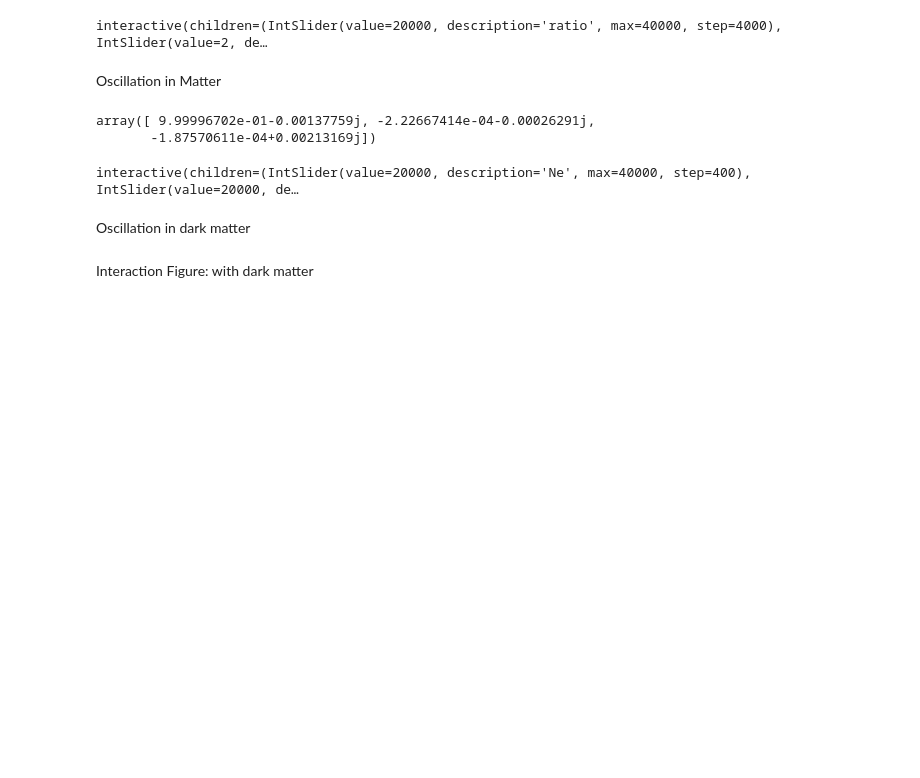
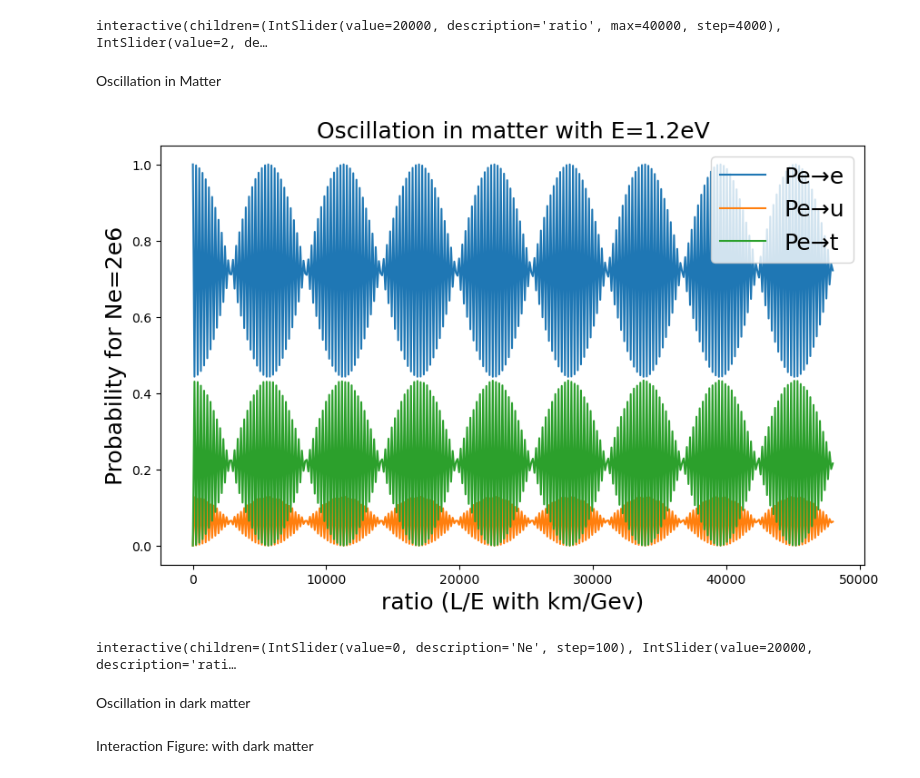
Before and after one commit to xiangjun-tan/NeutrinoOscillation, a Jupyter notebook: Neutrino Oscillation.ipynb, the cells around one changed output. Cells and saved outputs as stored; diff of their text form; code cells hidden in the pictures; blank space fills up the shorter version.

```diff
--- a/Neutrino Oscillation.ipynb
+++ b/Neutrino Oscillation.ipynb
@@ -384,7 +401,7 @@ dm31_s = 2.515*1e-3
 t12 = math.radians(33.44)
 t23 = math.radians(49.2)
 t13 = math.radians(8.57)
-E = 2e6
+E = 1.2
 def probability_matter(Ne,ratio,flavour_init,flavour_end,t12,t13,t23,dm21_s,dm31_s):
     ep=np.sqrt(2)*Gf*Ne*2
     U = np.array([[c(t12)*c(t13),s(t12)*c(t13),s(t13)*np.exp(-1j*tcp)],
@@ -421,38 +438,48 @@ def probability_matter(Ne,ratio,flavour_init,flavour_end,t12,t13,t23,dm21_s,dm31
         v = v[:,idx]
         #Coefficient
         c_t_1 = np.zeros((len(ratio)),dtype = np.complex128)
         c_t_2 = np.zeros((len(ratio)),dtype = np.complex128)
         c_t_3 = np.zeros((len(ratio)),dtype = np.complex128)
         c_t_1[0] = np.conj(v[:,0].T) @ flavour_init
         c_t_2[0] = np.conj(v[:,1].T) @ flavour_init
         c_t_3[0] = np.conj(v[:,2].T) @ flavour_init
         t = ratio[r_idx]
         #If H is static, only coeffs change w.r.t to time!
         c_t_1[r_idx] = c_t_1[0] * np.exp(-1j*w[0]*t)
         c_t_2[r_idx] = c_t_2[0] * np.exp(-1j*w[1]*t)
         c_t_3[r_idx] = c_t_3[0] * np.exp(-1j*w[2]*t)
         psi = c_t_1[r_idx]*v[:,0] + c_t_2[r_idx]*v[:,1] +c_t_3[r_idx]*v[:,2]
         P[r_idx] = np.abs(flavour_end*psi.T)@np.abs((flavour_end*psi.T))
-    return psi
+    return P
 def plotter_matter(Ne,ratio,flavour_init,flavour_end,theta12,theta13,theta23,mass_21,mass_31):
     #ratio = L/E
-    ratio = np.linspace(0,4e4,1000)
+    ratio = np.linspace(0,4e6,500)
     x = np.linspace(0,ratio,1000)
     P = probability_matter(Ne,ratio,flavour_init,flavour_end,theta12,theta13,theta23,mass_21,mass_31)
     plt.figure(figsize=(12,6))
     plt.plot(ratio,P)
     plt.grid()
     plt.ylim(0,1)
     #plt.legend(['flavour_end'], fontsize=18)
     plt.ylabel('Probability', fontsize=18)
     plt.xlabel('Distance with km', fontsize=18)
     plt.title(f'Probability of flavour_init to flavour_end', fontsize=18)
     plt.show()
-L = np.linspace(0,3e8,1000)
-ratio = np.linspace(0,4e4,1000)
-Ne = 0
+
+ratio = np.linspace(0,400,400)
+L = ratio*E*100
+Ne = 2e6
 Pee = (probability_matter(Ne,ratio,Ve,Ve,t12,t13,t23,dm21_s,dm31_s))
-Pee
+Peu = probability_matter(Ne,ratio,Ve,Vu,t12,t13,t23,dm21_s,dm31_s)
+Pet = probability_matter(Ne,ratio,Ve,Vt,t12,t13,t23,dm21_s,dm31_s)
+plt.figure(figsize=(10,6))
+plt.ylabel('Probability for Ne=2e6', fontsize=18)
+plt.xlabel('ratio (L/E with km/Gev)', fontsize=18)
+plt.title(f'Oscillation in matter with E=1.2eV', fontsize=18)
+plt.plot(L,Pee)
+plt.plot(L,Peu)
+plt.plot(L,Pet)
+plt.legend(['Pe→e','Pe→u','Pe→t'], fontsize=18)
+plt.show()
 # %% [output]
-array([ 9.99996702e-01-0.00137759j, -2.22667414e-04-0.00026291j,
-       -1.87570611e-04+0.00213169j])
+[figure, added]
@@ -470,8 +486,8 @@ plt.show()
 # %%
-iplot_matter = interactive(plotter_matter,Ne=(0,40000,400),ratio=(0,40000,400),flavour_init=(1,3,1),flavour_end=(1,3,1),theta12=(-180,180,0.1),theta13=(-180,180,0.1),theta23=(-180,180,0.1),mass_21=(0,100e-5,0.1e-5),mass_31=(0,100e-3,0.1e-3))
+iplot_matter = interactive(plotter_matter,Ne=(0,100,100),ratio=(0,40000,400),flavour_init=(1,3,1),flavour_end=(1,3,1),theta12=(-180,180,0.1),theta13=(-180,180,0.1),theta23=(-180,180,0.1),mass_21=(0,100e-5,0.1e-5),mass_31=(0,100e-3,0.1e-3))
 iplot_matter
 # %% [output]
-interactive(children=(IntSlider(value=20000, description='Ne', max=40000, step=400), IntSlider(value=20000, de…
+interactive(children=(IntSlider(value=0, description='Ne', step=100), IntSlider(value=20000, description='rati…
 # %% [markdown]
 Oscillation in dark matter
 # %% [markdown]
```
Also changed, not shown: parts of 14 cells of this notebook.
